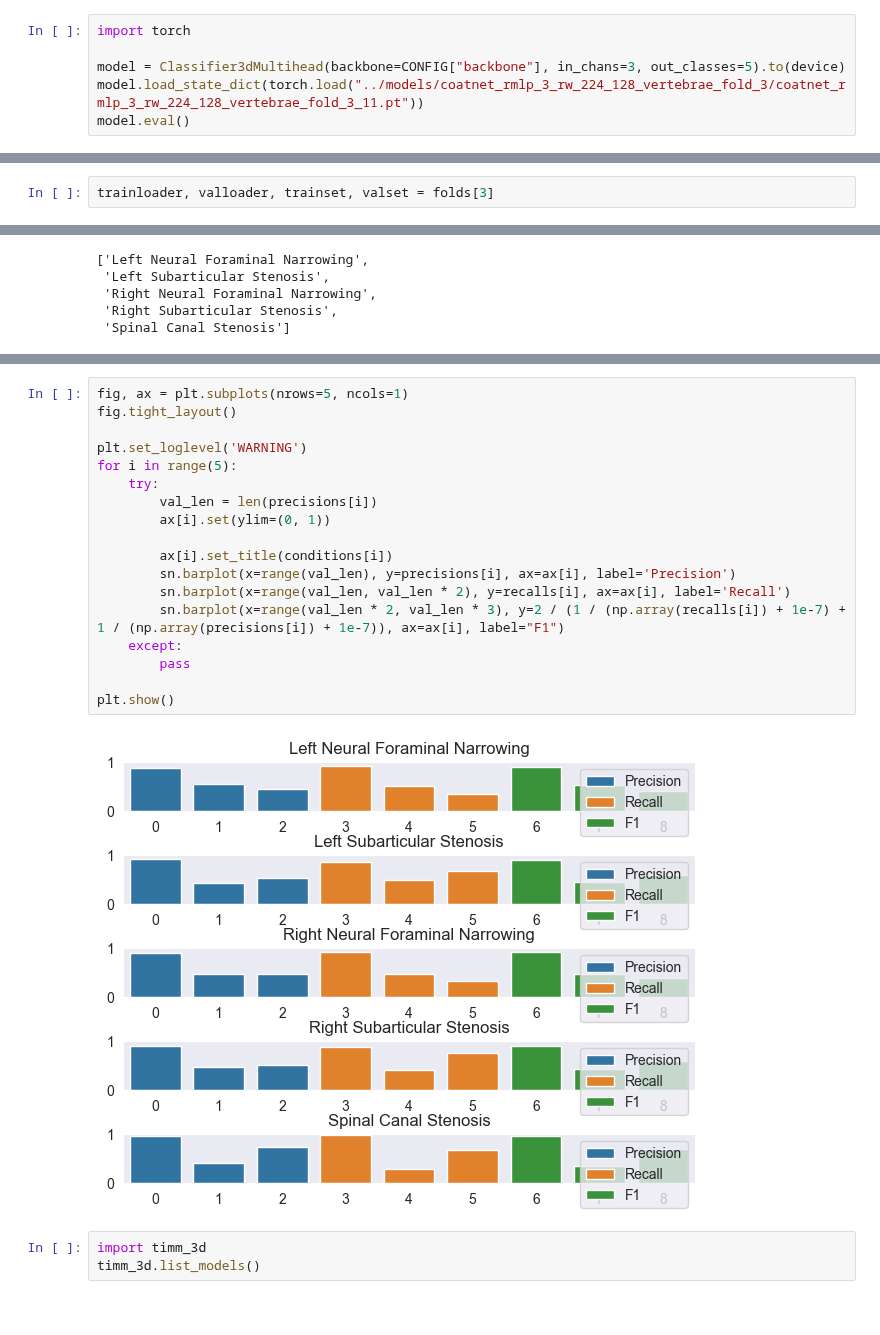
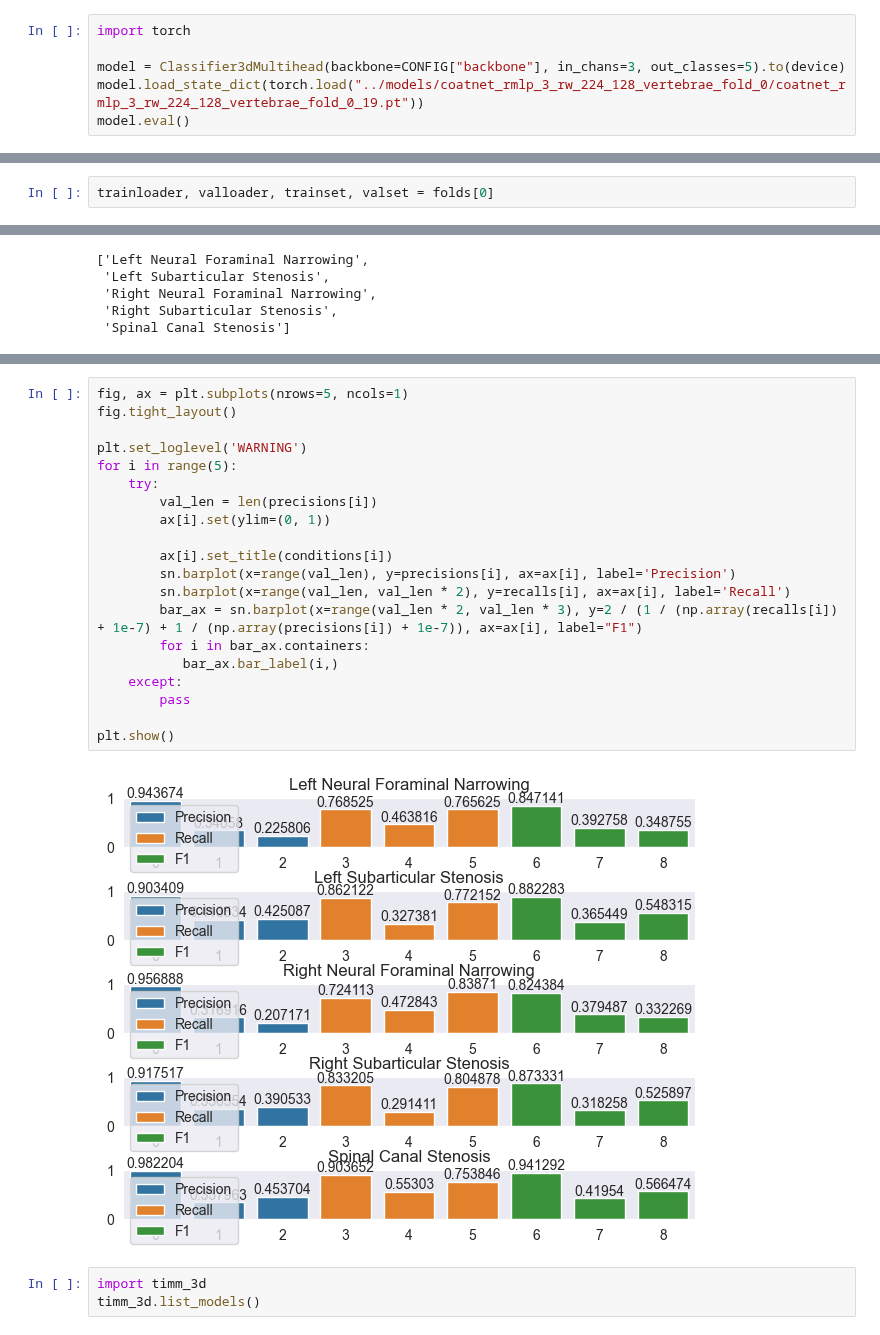
Before and after one commit to IDoCodingStuffs/rsna_2024, a Jupyter notebook: 3d_modeling/rsna-2024-inference-2.ipynb, the cells around one changed output, grey strips where cells are left out. Drawn from its saved outputs; the diff is of its cells as text.

```diff
--- a/3d_modeling/rsna-2024-inference-2.ipynb
+++ b/3d_modeling/rsna-2024-inference-2.ipynb
@@ -110,7 +110,7 @@ class Classifier3dMultihead(nn.Module):
 import torch
 
 model = Classifier3dMultihead(backbone=CONFIG["backbone"], in_chans=3, out_classes=5).to(device)
-model.load_state_dict(torch.load("../models/coatnet_rmlp_3_rw_224_128_vertebrae_fold_3/coatnet_rmlp_3_rw_224_128_vertebrae_fold_3_11.pt"))
+model.load_state_dict(torch.load("../models/coatnet_rmlp_3_rw_224_128_vertebrae_fold_0/coatnet_rmlp_3_rw_224_128_vertebrae_fold_0_19.pt"))
 model.eval()
 # %% [output]
 Classifier3dMultihead(
@@ -158,7 +158,7 @@ folds = create_vertebra_level_datasets_and_loaders_k_fold(TRAINING_DATA,
 # %% [output]
 The behavior of DataFrame concatenation with empty or all-NA entries is deprecated. In a future version, this will no longer exclude empty or all-NA columns when determining the result dtypes. To reta ...
 # %%
-trainloader, valloader, trainset, valset = folds[3]
+trainloader, valloader, trainset, valset = folds[0]
 # %%
 from torch.cuda.amp import autocast
 from tqdm import tqdm
@@ -238,23 +238,25 @@ plt.show()
 # %%
 fig, ax = plt.subplots(nrows=5, ncols=1)
 fig.tight_layout()
 
 plt.set_loglevel('WARNING')
 for i in range(5):
     try:
         val_len = len(precisions[i])
         ax[i].set(ylim=(0, 1))
 
         ax[i].set_title(conditions[i])
         sn.barplot(x=range(val_len), y=precisions[i], ax=ax[i], label='Precision')
         sn.barplot(x=range(val_len, val_len * 2), y=recalls[i], ax=ax[i], label='Recall')
-        sn.barplot(x=range(val_len * 2, val_len * 3), y=2 / (1 / (np.array(recalls[i]) + 1e-7) + 1 / (np.array(precisions[i]) + 1e-7)), ax=ax[i], label="F1")
+        bar_ax = sn.barplot(x=range(val_len * 2, val_len * 3), y=2 / (1 / (np.array(recalls[i]) + 1e-7) + 1 / (np.array(precisions[i]) + 1e-7)), ax=ax[i], label="F1")
+        for i in bar_ax.containers:
+           bar_ax.bar_label(i,)
     except:
         pass
 
 plt.show()
 # %% [output]
-[figure, old version]
+[figure, new version]
 # %%
 import timm_3d
 timm_3d.list_models()
```
Also changed, not shown: parts of 2 cells of this notebook, 6 other files.
